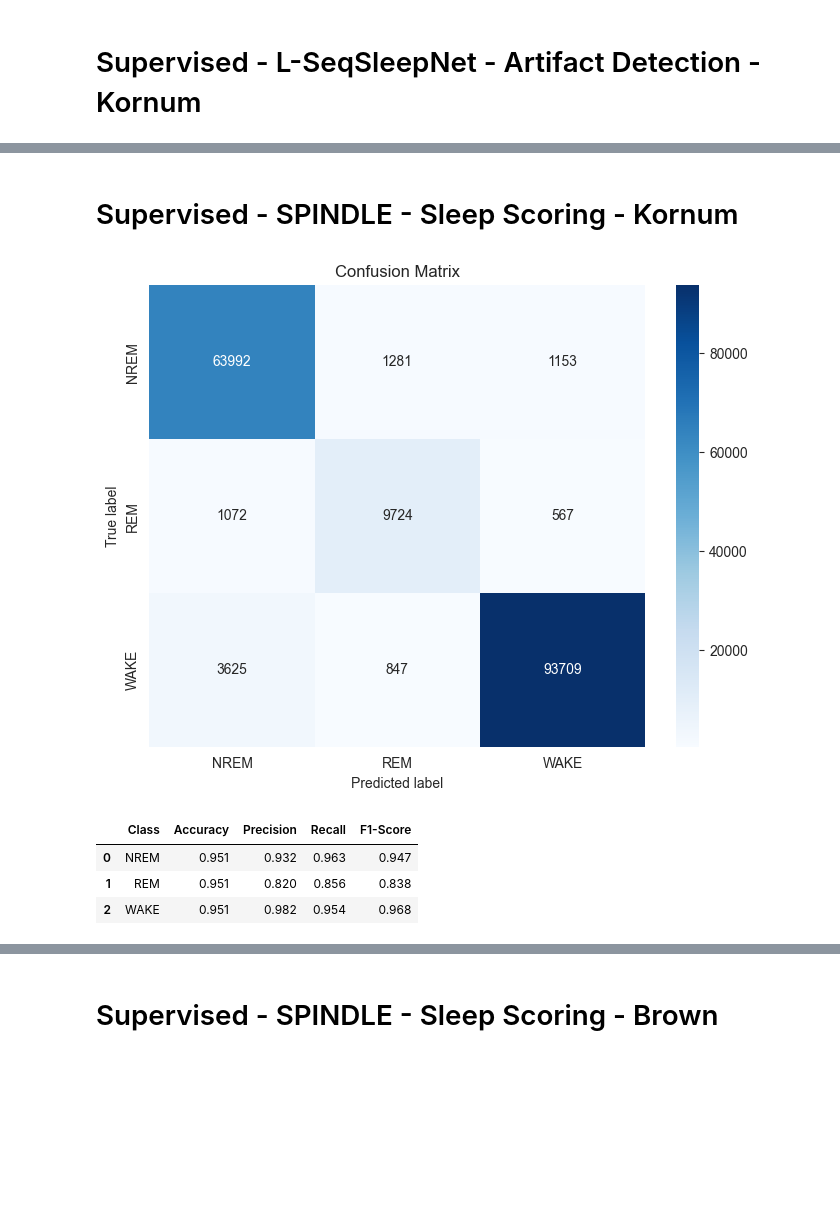
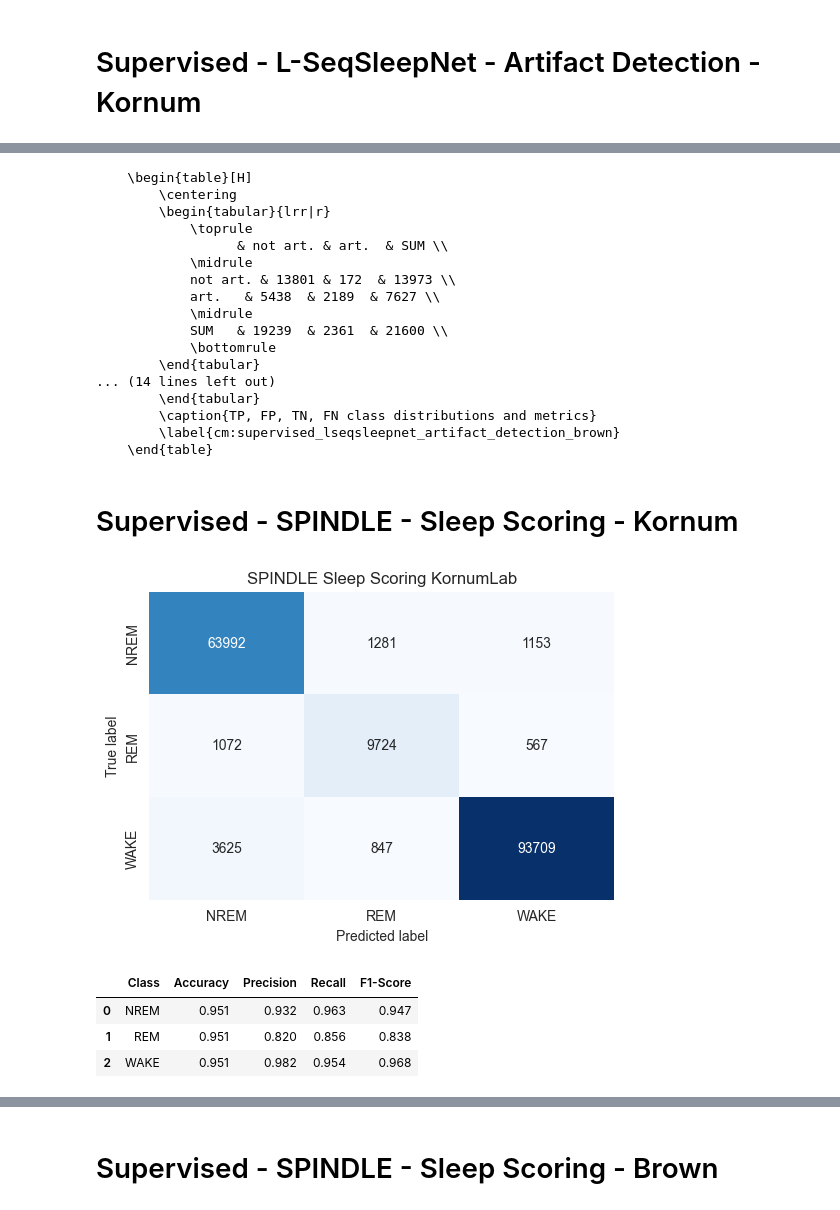
Before and after one commit to LucasDJensen/02466-spindle, a Jupyter notebook: extract_embeddings/Matrix Reproducer.ipynb, the cells around one changed output, grey strips where cells are left out. Saved outputs shown, nothing was run; the diff lists cells and outputs as text; code cells hidden in the pictures; blank space fills up the shorter version.

```diff
--- a/extract_embeddings/Matrix Reproducer.ipynb
+++ b/extract_embeddings/Matrix Reproducer.ipynb
@@ -42,33 +58,23 @@ def metrics(confusion_matrix):
     return results
 # %%
 
-def plot_sleep_scoring(confusion_matrix, name=None):
+def plot_sleep_scoring(confusion_matrix, name=None, title=None):
+    if title is None:
+        title = 'Confusion Matrix'
     # Create a heatmap
-    plt.figure(figsize=(8, 6))
+    plt.figure(figsize=(6, 4))
     sns.heatmap(confusion_matrix, annot=True, fmt='d', cmap='Blues', xticklabels=['NREM', 'REM', 'WAKE'],
-                yticklabels=['NREM', 'REM', 'WAKE'])
+                yticklabels=['NREM', 'REM', 'WAKE'], cbar=False)
     plt.xlabel('Predicted label')
     plt.ylabel('True label')
-    plt.title('Confusion Matrix')
+    plt.title(title)
     if name:
         plt.savefig(name, dpi=500)
     plt.show()
 
 
 def metrics_sleep_scoring(confusion_matrix):
-    # Extract true positives, false positives, false negatives for each class
-    TP = np.diag(confusion_matrix)
-    FP = np.sum(confusion_matrix, axis=0) - TP
-    FN = np.sum(confusion_matrix, axis=1) - TP
-    TN = np.sum(confusion_matrix) - (TP + FP + FN)
-
-    # Calculate accuracy, precision, recall, and F1-score for each class
-    accuracy = np.sum(TP) / np.sum(confusion_matrix)
-    precision = TP / (TP + FP)
-    recall = TP / (TP + FN)
-    f1_score = 2 * (precision * recall) / (precision + recall)
-
-    import pandas as pd
+    TP, FP, FN, TN, accuracy, precision, recall, f1_score = calculate_metrics(confusion_matrix)
 
     # Create a dataframe to display the results
     results = pd.DataFrame({
@@ -79,6 +85,4 @@ def metrics_sleep_scoring(confusion_matrix):
         'F1-Score': f1_score
     })
 
-    # import ace_tools as tools; tools.display_dataframe_to_user(name="Confusion Matrix Analysis", dataframe=results)
-
     return results
@@ -169,15 +444,35 @@ round(results, 3)
+# %%
+latex_artifact_detection(confusion_matrix, 'supervised_lseqsleepnet_artifact_detection_brown')
+# %% [output]
+    \begin{table}[H]
+        \centering
+        \begin{tabular}{lrr|r}
+            \toprule
+                  & not art. & art.  & SUM \\
+            \midrule
+            not art. & 13801 & 172  & 13973 \\
+            art.   & 5438  & 2189  & 7627 \\
+            \midrule
+            SUM   & 19239  & 2361  & 21600 \\
+            \bottomrule
+        \end{tabular}
+... (14 lines left out)
+        \end{tabular}
+        \caption{TP, FP, TN, FN class distributions and metrics}
+        \label{cm:supervised_lseqsleepnet_artifact_detection_brown}
+    \end{table}
 # %% [markdown]
 # Supervised - SPINDLE - Sleep Scoring - Kornum
 # %%
 confusion_matrix = np.array([[63992, 1281, 1153],
                              [1072, 9724, 567],
                              [3625, 847, 93709]])
-plot_sleep_scoring(confusion_matrix, 'supervised_spindle_sleep_scoring_kornum.png')
+plot_sleep_scoring(confusion_matrix, 'supervised_spindle_sleep_scoring_kornum.png', 'SPINDLE Sleep Scoring KornumLab')
 
 results = metrics_sleep_scoring(confusion_matrix)
 round(results, 3)
 # %% [output]
-[figure, old version]
+[figure, new version]
 |  | Class | Accuracy | Precision | Recall | F1-Score |
 | 0 | NREM | 0.951 | 0.932 | 0.963 | 0.947 |
 | 1 | REM | 0.951 | 0.820 | 0.856 | 0.838 |
```
Also changed, not shown: parts of 29 cells of this notebook.
